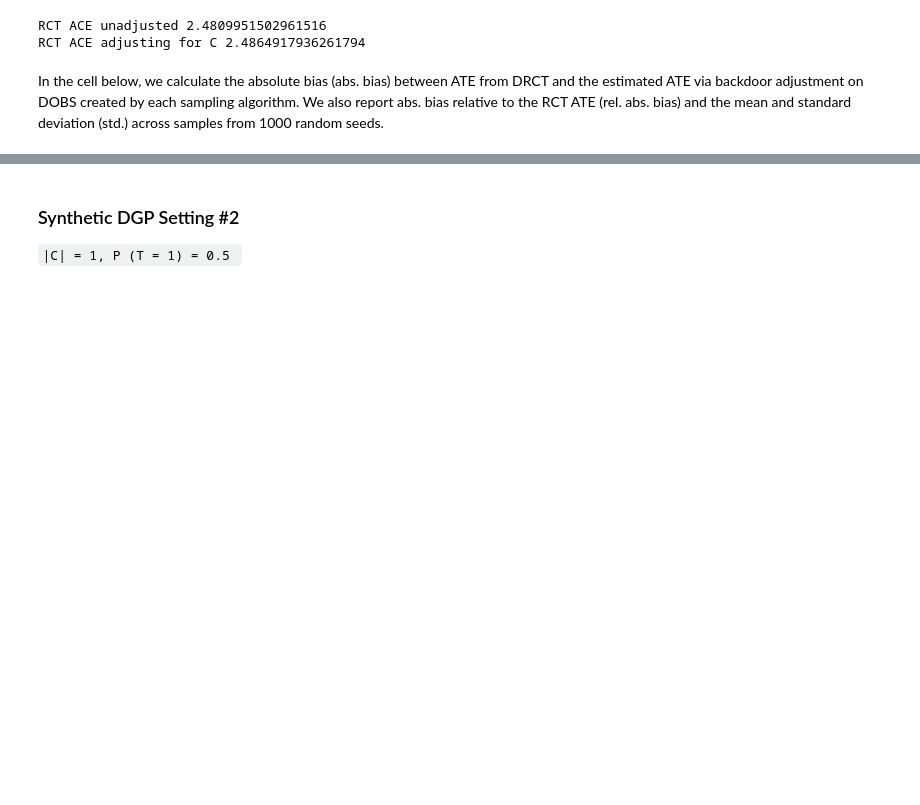
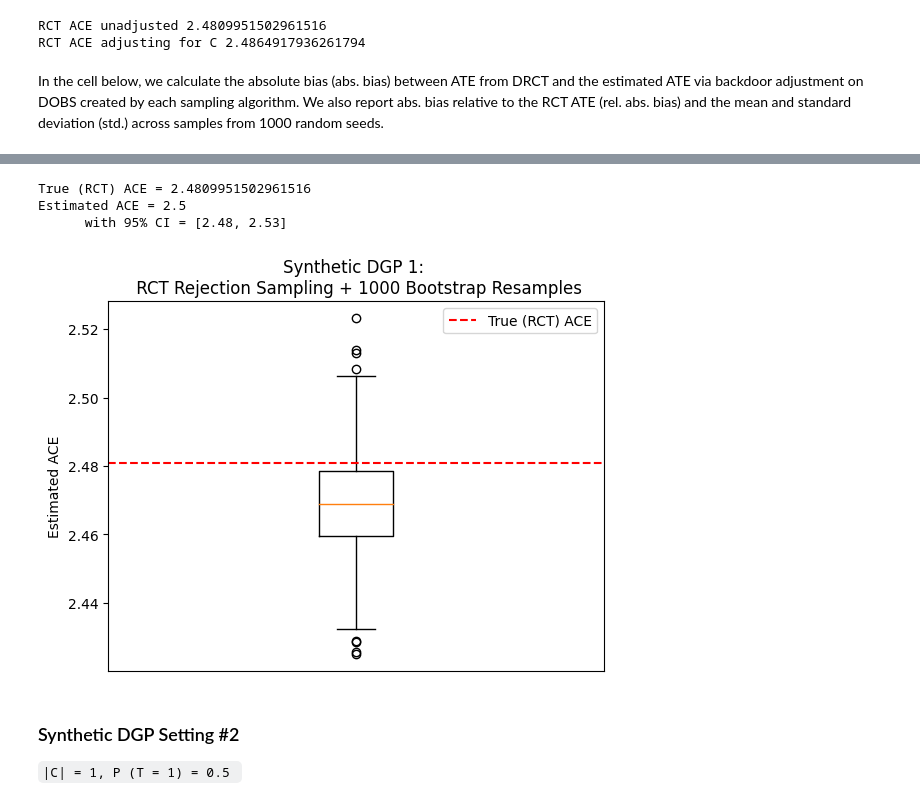
Before and after one commit to kakeith/rct_rejection_sampling, a Jupyter notebook: scripts/synthetic_experiments.ipynb, the cells around one changed output, grey strips where cells are left out. Drawn from its saved outputs; the diff is of its cells as text; code cells hidden in the pictures; blank space fills up the shorter version.

Commit message:
add bootstrap confidence intervals

```diff
--- a/scripts/synthetic_experiments.ipynb
+++ b/scripts/synthetic_experiments.ipynb
@@ -64,3 +60,47 @@ Rejection: Relative MAE (over1000 random seeds)=  0.0035260000439125464
+# %%
+# Step 1: Use RCT rejection sampling to create data sample $S$
+rng = np.random.default_rng(100)
+weights, p_TC, pT = weights_for_rejection_sampler(data, confound_func_params=confound_func_params)
+M = np.max(p_TC) / np.min(pT)
+data_resampled = rejection_sampler(data, weights, rng, M=M)
+# %%
+# Step 2: Bootstrapping: resample $S$ with replacement $b$ times.
+NUM_BOOTSTRAP_SAMPLES = 1000
+
+def bootstrap_sample(dataframe):
+    return dataframe.sample(n=len(dataframe), replace=True)
+
+all_sample_ace = []
+for i in range(NUM_BOOTSTRAP_SAMPLES):
+    boot_sample_df =  bootstrap_sample(data_resampled)
+
+    # Step 3: Calculate the ACE for each bootstrap sample.
+    sample_ace = parametric_backdoor(boot_sample_df, "Y", "T", ["C", "T*C"])
+    all_sample_ace.append(sample_ace)
+# %%
+# Step 4: Use the percentile method to obtain 95% confidence intervals.
+all_sample_ace = np.array(all_sample_ace)
+assert len(all_sample_ace) == NUM_BOOTSTRAP_SAMPLES
+low = np.percentile(all_sample_ace, 2.5)
+high = np.percentile(all_sample_ace, 97.5)
+
+print("True (RCT) ACE =",rct_ace)
+print(f"""Estimated ACE = {np.round(np.mean(all_sample_ace), 2)}
+      with 95% CI = [{np.round(low, 2)}, {np.round(high, 2)}]""")
+# %% [output]
+True (RCT) ACE = 2.4809951502961516
+Estimated ACE = 2.5
+      with 95% CI = [2.48, 2.53]
+# %%
+plt.boxplot(all_sample_ace)
+plt.title('Synthetic DGP 1: \n RCT Rejection Sampling + 1000 Bootstrap Resamples')
+plt.ylabel('Estimated ACE')
+plt.xticks([])
+plt.axhline(y=rct_ace, color='r', linestyle='--', label="True (RCT) ACE")
+plt.legend()
+plt.show()
+# %% [output]
+[figure, added]
 # %% [markdown]
 ### Synthetic DGP Setting #2
 `|C| = 1, P (T = 1) = 0.5 `
```
Also changed, not shown: parts of 2 cells of this notebook.
